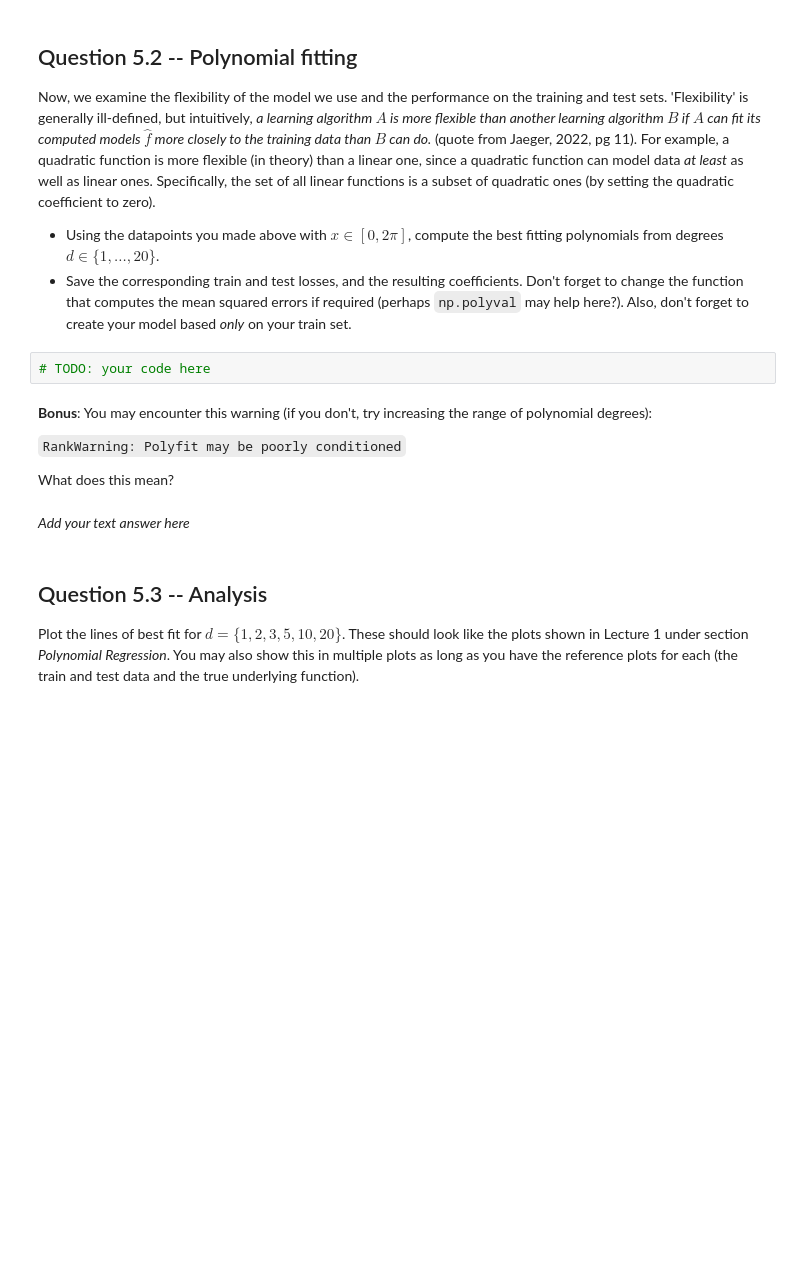
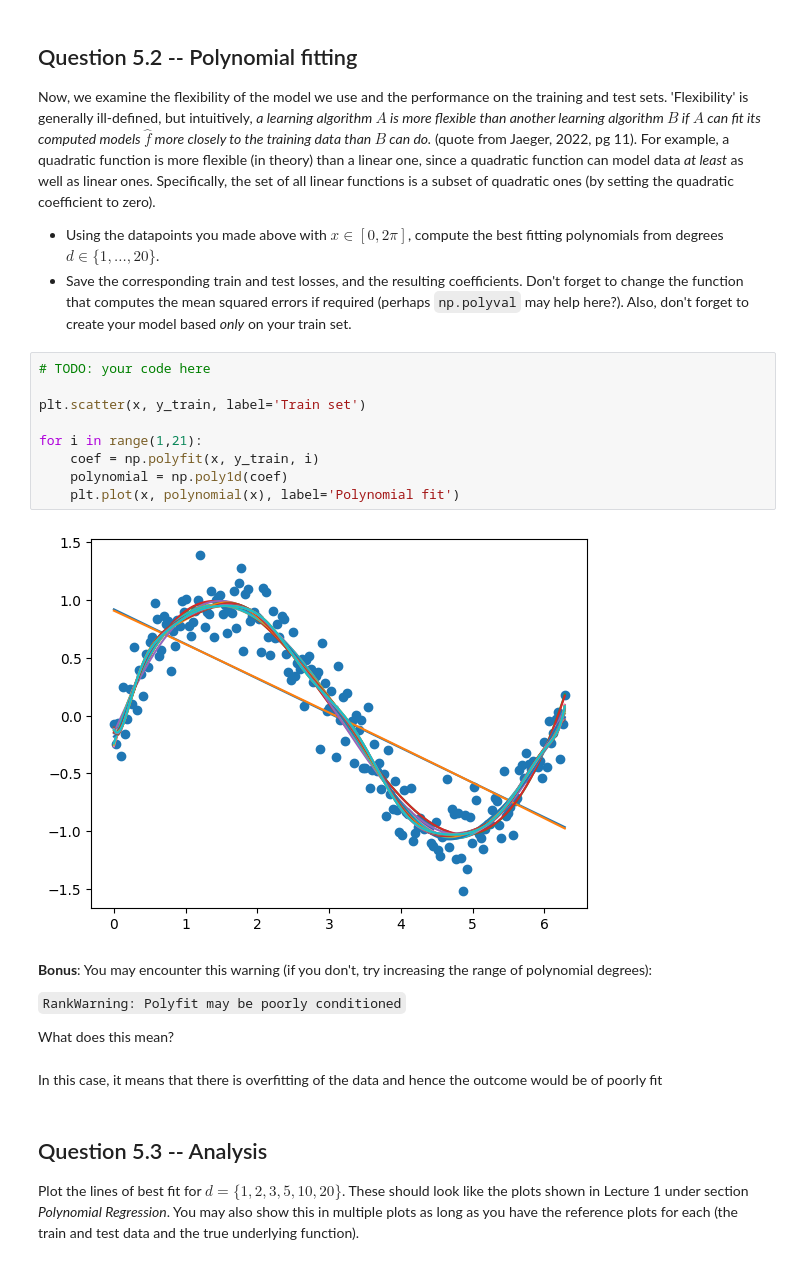
Before and after one commit to TomasAMG7/TMDL_Assignment, a Jupyter notebook: TMDL_2024_25_Assignment_1,_Qs_only(1).ipynb, the cells around one changed output. Saved outputs shown, nothing was run; the diff lists cells and outputs as text; blank space fills up the shorter version.

```diff
--- a/TMDL_2024_25_Assignment_1,_Qs_only(1).ipynb
+++ b/TMDL_2024_25_Assignment_1,_Qs_only(1).ipynb
@@ -281,16 +291,25 @@ Now, we examine the flexibility of the model we use and the performance on the t
 
 - Using the datapoints you made above with $x\in[0,2\pi]$, compute the best fitting polynomials from degrees $d\in\{1,...,20\}$.
 - Save the corresponding train and test losses, and the resulting coefficients. Don't forget to change the function that computes the mean squared errors if required (perhaps `np.polyval` may help here?). Also, don't forget to create your model based _only_ on your train set.
-# %%
-# TODO: your code here
+# %%
+# TODO: your code here
+
+plt.scatter(x, y_train, label='Train set')
+
+for i in range(1,21):
+    coef = np.polyfit(x, y_train, i)
+    polynomial = np.poly1d(coef)
+    plt.plot(x, polynomial(x), label='Polynomial fit')
+# %% [output]
+[figure, added]
 # %% [markdown]
 **Bonus**: You may encounter this warning (if you don't, try increasing the range of polynomial degrees):
 
 `RankWarning: Polyfit may be poorly conditioned`
 
 What does this mean?
-# %% [markdown]
-*Add your text answer here*
+# %% [markdown]
+In this case, it means that there is overfitting of the data and hence the outcome would be of poorly fit
 # %% [markdown]
 ## Question 5.3 -- Analysis
 Plot the lines of best fit for $d=\{1,2,3,5,10,20\}$. These should look like the plots shown in Lecture 1 under section *Polynomial Regression*. You may also show this in multiple plots as long as you have the reference plots for each (the train and test data and the true underlying function).
```
Also changed, not shown: parts of 14 cells of this notebook.
